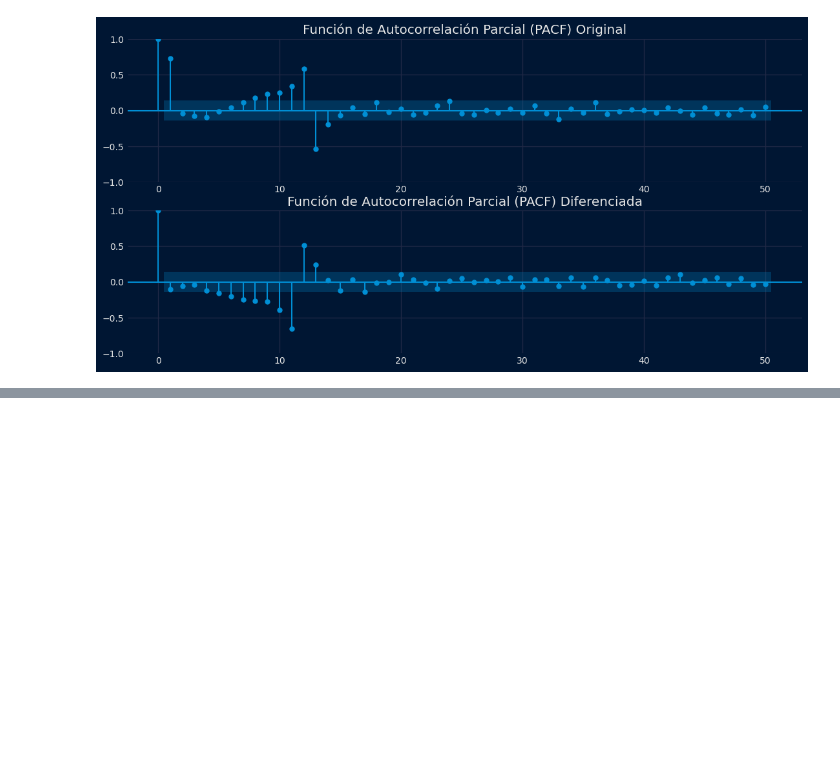
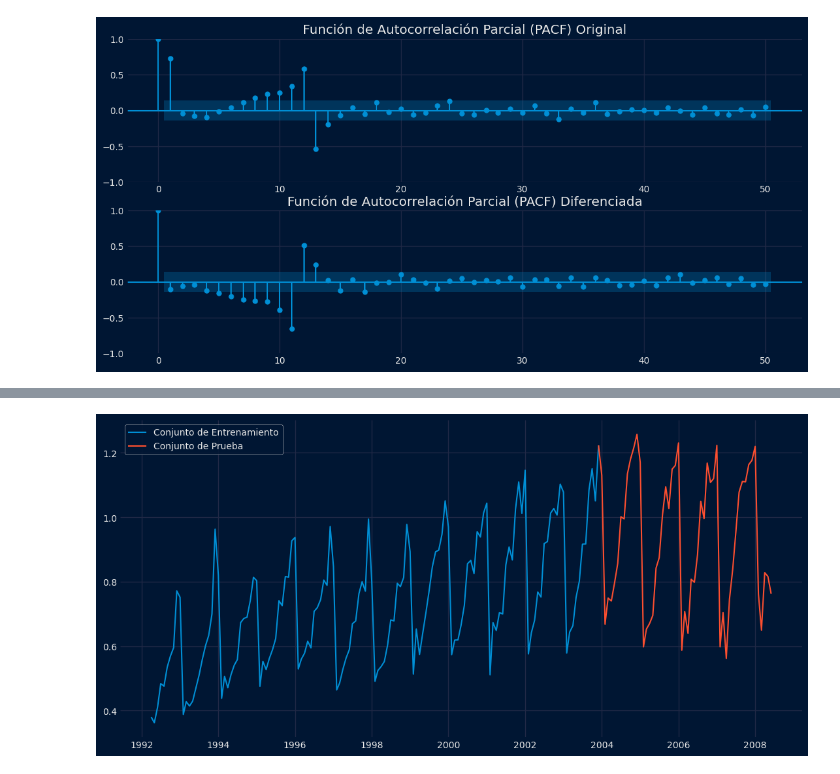
Before and after one commit to Tomaslopera/Scientific_Computing, a Jupyter notebook: Series Tiempo/Series_Tiempo.ipynb, the cells around one changed output, grey strips where cells are left out. Saved outputs shown, nothing was run; the diff lists cells and outputs as text; code cells hidden in the pictures; blank space fills up the shorter version.

```diff
--- a/Series Tiempo/Series_Tiempo.ipynb
+++ b/Series Tiempo/Series_Tiempo.ipynb
@@ -153,0 +196,12 @@ plt.show()
+# %%
+end_train = '2003-12-01'
+data_train = data['y'].loc[:end_train]
+data_test = data['y'].loc[end_train:]
+# %%
+plt.figure(figsize=(12, 6))
+plt.plot(data_train, label='Conjunto de Entrenamiento')
+plt.plot(data_test, label='Conjunto de Prueba')
+plt.legend()
+plt.show()
+# %% [output]
+[figure, added]
```
Also changed, not shown: parts of 18 cells of this notebook, 3 other files.
